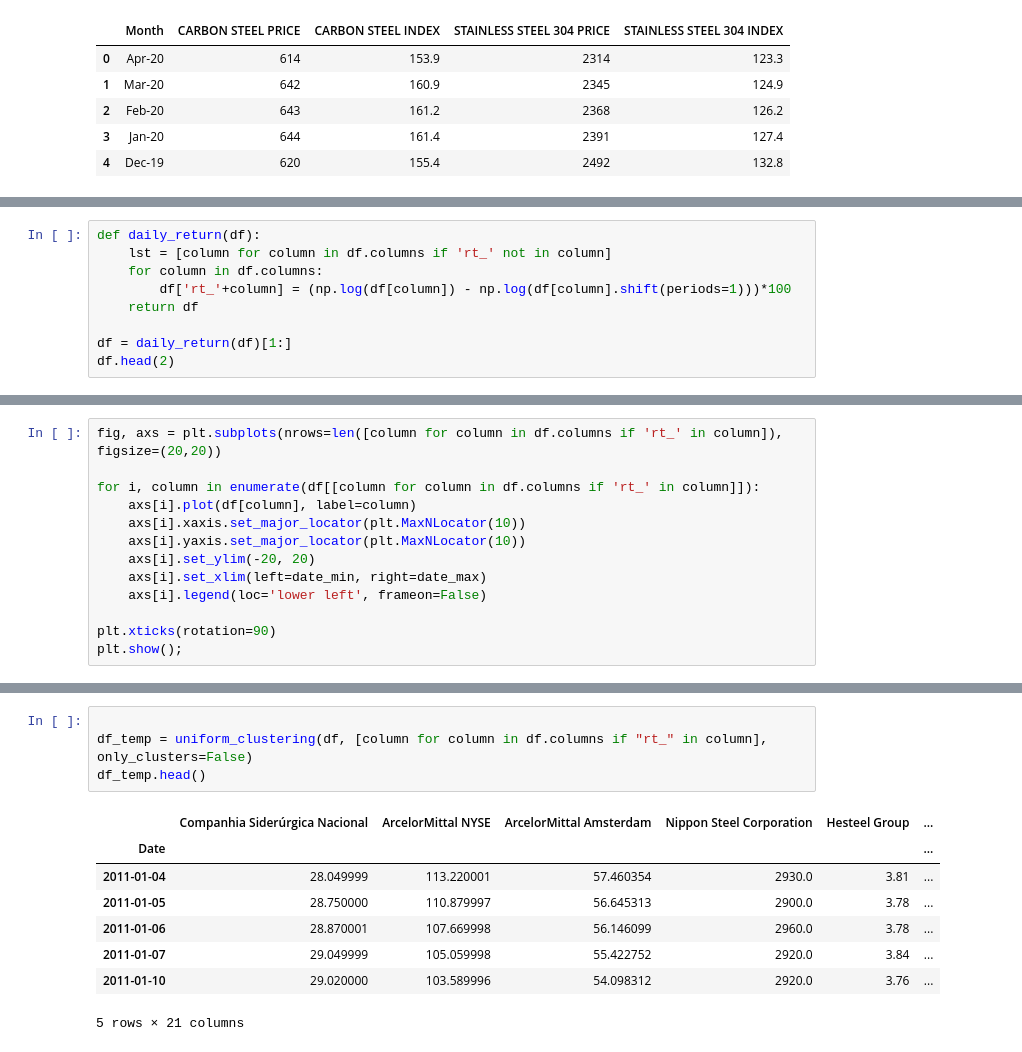
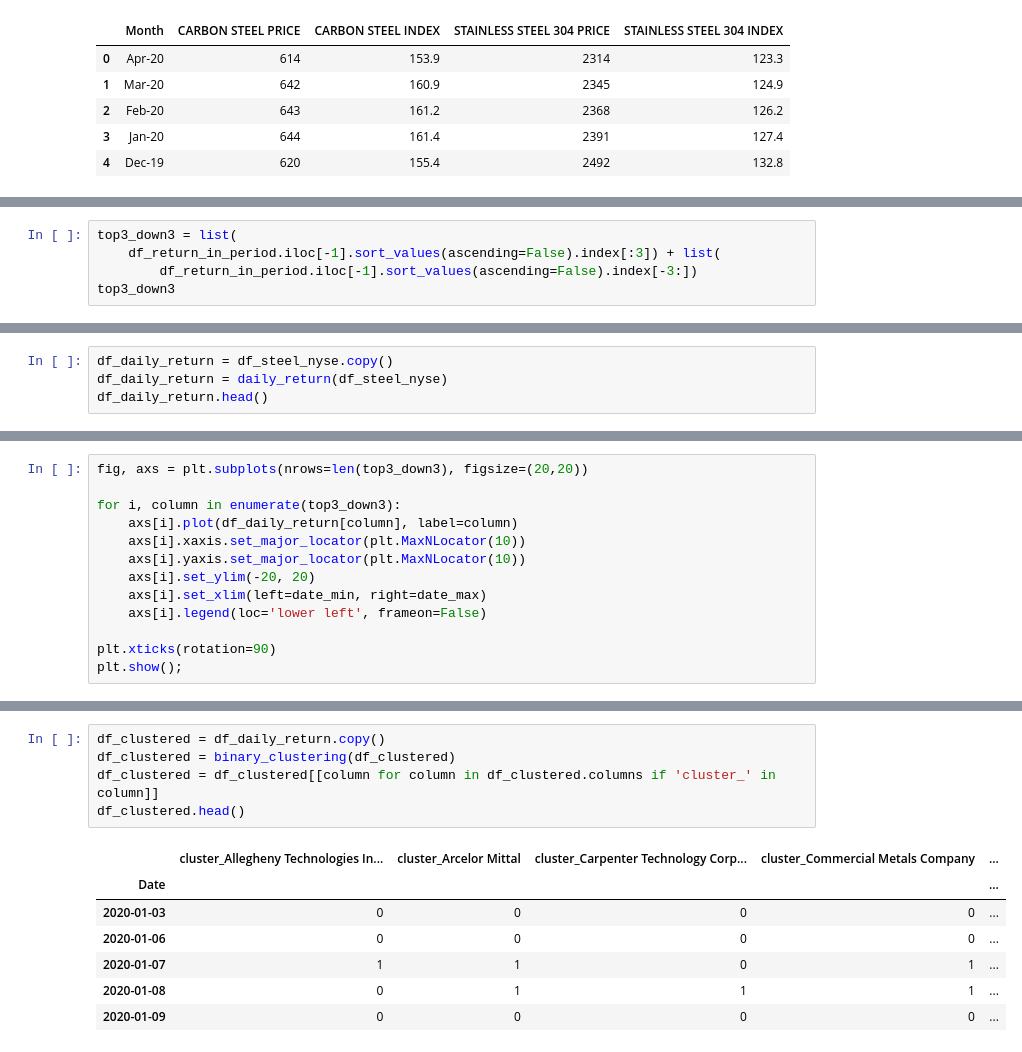
Before and after one commit to cafe-com-analytics/stock_market_index_daily_direction, a Jupyter notebook: notebooks/01_metallurical_sector_analysis.ipynb, the cells around one changed output, grey strips where cells are left out. Saved outputs shown, nothing was run; the diff lists cells and outputs as text.

```diff
--- a/notebooks/01_metallurical_sector_analysis.ipynb
+++ b/notebooks/01_metallurical_sector_analysis.ipynb
@@ -178,0 +193,5 @@ df_return_in_period.tail()
+# %%
+top3_down3 = list(
+    df_return_in_period.iloc[-1].sort_values(ascending=False).index[:3]) + list(
+        df_return_in_period.iloc[-1].sort_values(ascending=False).index[-3:])
+top3_down3
@@ -197,9 +222,0 @@ plt.show();
-# %%
-def daily_return(df):
-    lst = [column for column in df.columns if 'rt_' not in column]
-    for column in df.columns:
-        df['rt_'+column] = (np.log(df[column]) - np.log(df[column].shift(periods=1)))*100
-    return df
-
-df = daily_return(df)[1:]
-df.head(2)
@@ -210,0 +223,4 @@ df.head(2)
+# %%
+df_daily_return = df_steel_nyse.copy()
+df_daily_return = daily_return(df_steel_nyse)
+df_daily_return.head()
@@ -211,8 +235,8 @@ df.head(2)
 # %%
-fig, axs = plt.subplots(nrows=len([column for column in df.columns if 'rt_' in column]), figsize=(20,20))
+fig, axs = plt.subplots(nrows=len(top3_down3), figsize=(20,20))
 
-for i, column in enumerate(df[[column for column in df.columns if 'rt_' in column]]):
-    axs[i].plot(df[column], label=column)
+for i, column in enumerate(top3_down3):
+    axs[i].plot(df_daily_return[column], label=column)
     axs[i].xaxis.set_major_locator(plt.MaxNLocator(10))
     axs[i].yaxis.set_major_locator(plt.MaxNLocator(10))
     axs[i].set_ylim(-20, 20)
@@ -244,13 +252,13 @@ def uniform_clustering(df: pd.DataFrame, lst_columns: list, only_clusters: bool=
 # %%
-
-df_temp = uniform_clustering(df, [column for column in df.columns if "rt_" in column], only_clusters=False)
-df_temp.head()
+df_clustered = df_daily_return.copy()
+df_clustered = binary_clustering(df_clustered)
+df_clustered = df_clustered[[column for column in df_clustered.columns if 'cluster_' in column]]
+df_clustered.head()
 # %% [output]
-|  | Companhia Siderúrgica Nacional | ArcelorMittal NYSE | ArcelorMittal Amsterdam | Nippon Steel Corporation | Hesteel Group | ... |
-| Date |  |  |  |  |  | ... |
-| 2011-01-04 | 28.049999 | 113.220001 | 57.460354 | 2930.0 | 3.81 | ... |
-| 2011-01-05 | 28.750000 | 110.879997 | 56.645313 | 2900.0 | 3.78 | ... |
-| 2011-01-06 | 28.870001 | 107.669998 | 56.146099 | 2960.0 | 3.78 | ... |
-| 2011-01-07 | 29.049999 | 105.059998 | 55.422752 | 2920.0 | 3.84 | ... |
-| 2011-01-10 | 29.020000 | 103.589996 | 54.098312 | 2920.0 | 3.76 | ... |
+|  | cluster_Allegheny Technologies In... | cluster_Arcelor Mittal | cluster_Carpenter Technology Corp... | cluster_Commercial Metals Company | ... |
+| Date |  |  |  |  | ... |
+| 2020-01-03 | 0 | 0 | 0 | 0 | ... |
+| 2020-01-06 | 0 | 0 | 0 | 0 | ... |
+| 2020-01-07 | 1 | 1 | 0 | 1 | ... |
+| 2020-01-08 | 0 | 1 | 1 | 1 | ... |
+| 2020-01-09 | 0 | 0 | 0 | 0 | ... |
-5 rows × 21 columns
```
Also changed, not shown: parts of 30 cells of this notebook, 3 other files.
